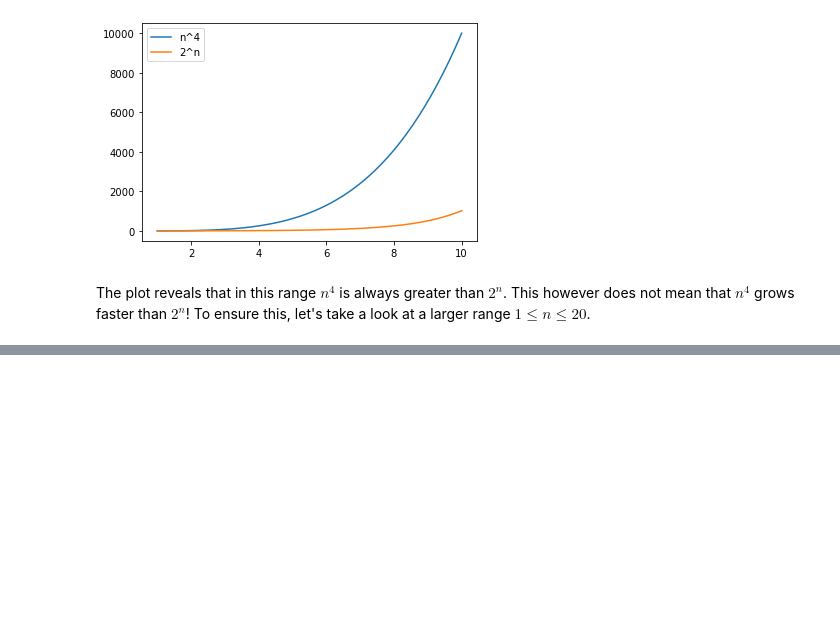
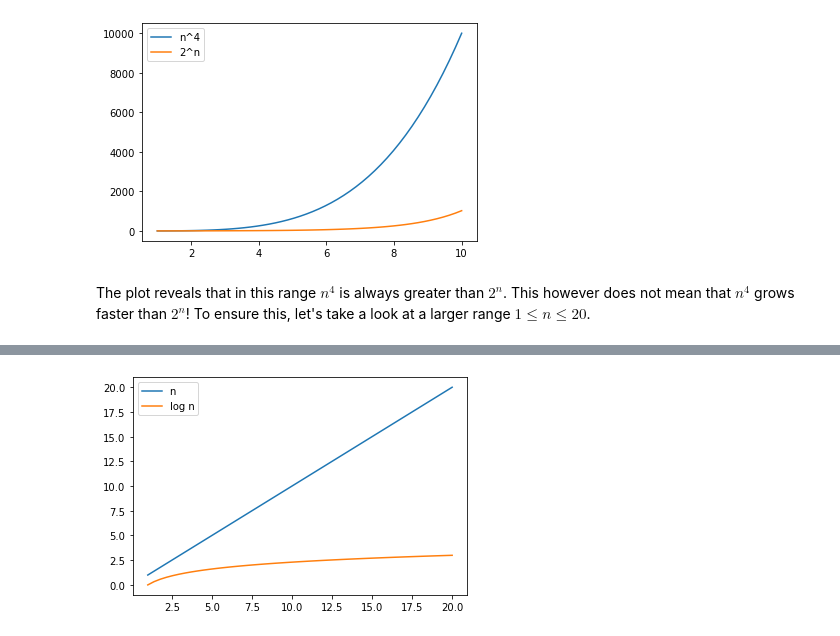
Before and after one commit to AayushTyagi1/Analyzing-Big-O-Notation, a Jupyter notebook: Analyzing Big-O Notation.ipynb, the cells around one changed output, grey strips where cells are left out. Drawn from its saved outputs; the diff is of its cells as text; code cells hidden in the pictures; blank space fills up the shorter version.

```diff
--- a/Analyzing Big-O Notation.ipynb
+++ b/Analyzing Big-O Notation.ipynb
@@ -116,0 +129,8 @@ The plot reveals that in this range $n^4$ is always greater than $2^n$. This how
+# %%
+n = np.linspace(1, 20)
+plt.plot(n, n, label="n")
+plt.plot(n, np.log(n), label="log n")
+plt.legend(loc='upper left')
+plt.show()
+# %% [output]
+[figure, added]
```
Also changed, not shown: parts of 10 cells of this notebook.
